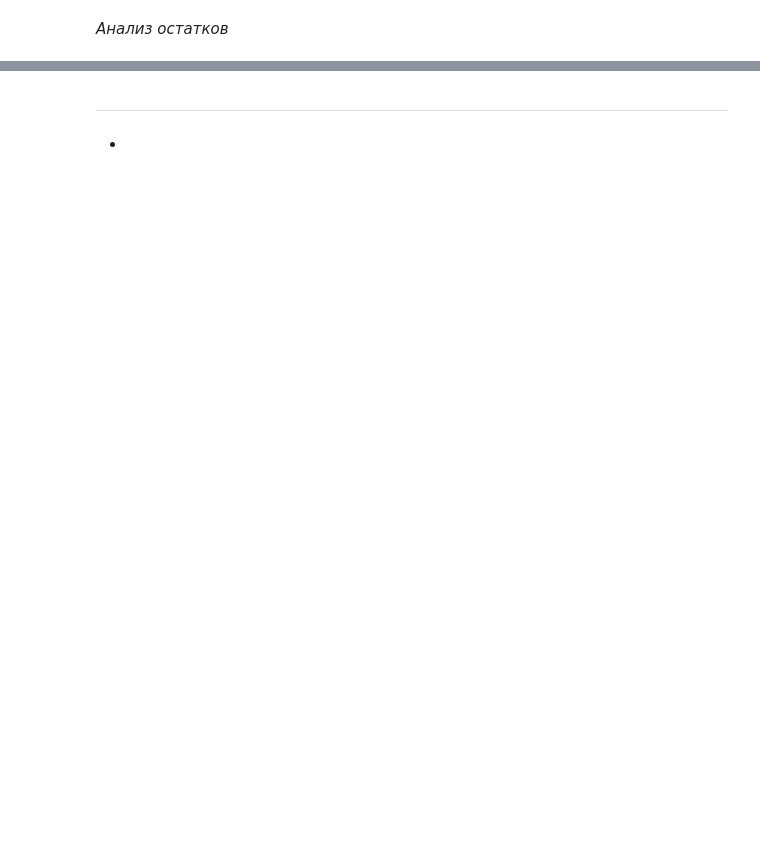
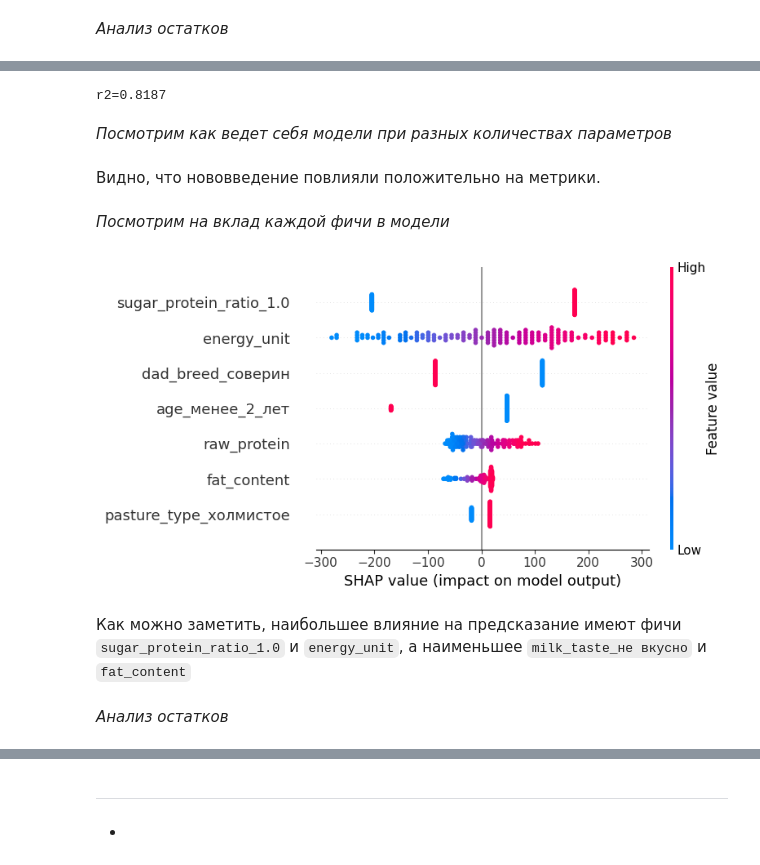
Before and after one commit to GrishaTS/Ya-Practicum-DS, a Jupyter notebook: 5. Линейные модели в машинном обучении/linear_models.ipynb, the cells around one changed output, grey strips where cells are left out. Drawn from its saved outputs; the diff is of its cells as text; code cells hidden in the pictures; blank space fills up the shorter version.

````diff
--- a/5. Линейные модели в машинном обучении/linear_models.ipynb
+++ b/5. Линейные модели в машинном обучении/linear_models.ipynb
@@ -1198,0 +1119,18 @@ _____
+# %%
+X_train_reg_2, X_test_reg_2, y_train_reg_2, y_test_reg_2 = get_reg_X_y([
+    'energy_unit',
+    'sugar_protein_ratio',
+    'raw_protein',
+    'dad_breed',
+    'fat_content',
+    'age',
+    'pasture_type',
+])
+
+pipeline_reg_v2 = get_pipepline_reg(
+    numerical_columns=X_train_reg_2.select_dtypes([int, float]).columns,
+    categorical_columns=X_train_reg_2.select_dtypes(['object']).columns,
+    convertible_columns={'sugar_protein_ratio': 2},
+    func_transformable_columns={'energy_unit': np.square},
+)
+display(pipeline_reg_v2)
@@ -1198,0 +1157,7 @@ _____
+# %%
+pipeline_reg_v2.fit(X_train_reg_2, y_train_reg_2)
+print(f'r2={r2_score(y_test_reg_2, pipeline_reg_v2.predict(X_test_reg_2)):.4f}')
+# %% [output]
+r2=0.8187
+# %% [markdown]
+*Посмотрим как ведет себя модели при разных количествах параметров*
@@ -1198,0 +1166,12 @@ _____
+# %% [markdown]
+Видно, что нововведение повлияли положительно на метрики.
+# %% [markdown]
+*Посмотрим на вклад каждой фичи в модели*
+# %%
+shap_perfomance(pipeline_reg_v2, X_train_reg_2, X_test_reg_2)
+# %% [output]
+[figure, added]
+# %% [markdown]
+Как можно заметить, наибольшее влияние на предсказание имеют фичи ```sugar_protein_ratio_1.0``` и ```energy_unit```, а наименьшее ```milk_taste_не вкусно``` и ```fat_content```
+# %% [markdown]
+*Анализ остатков*
````
Also changed, not shown: parts of 147 cells of this notebook.
